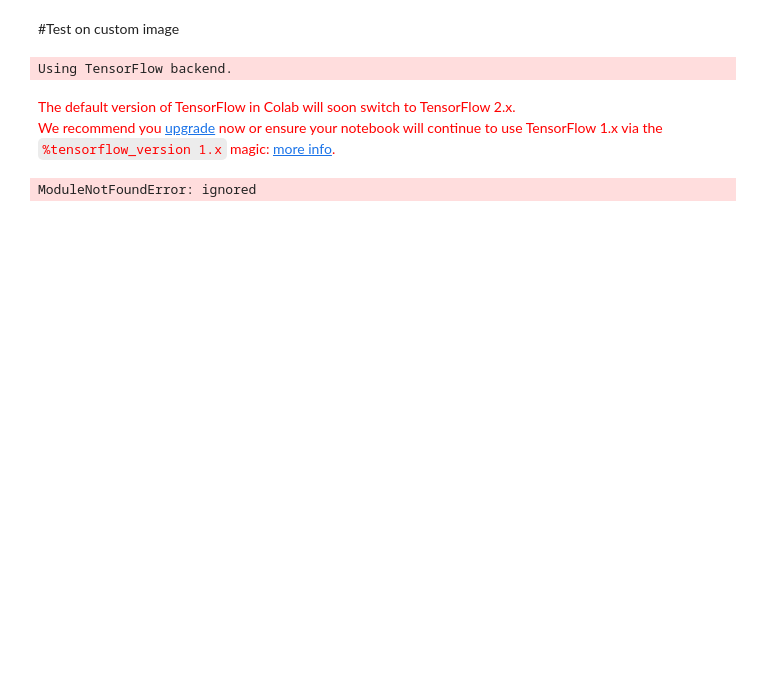
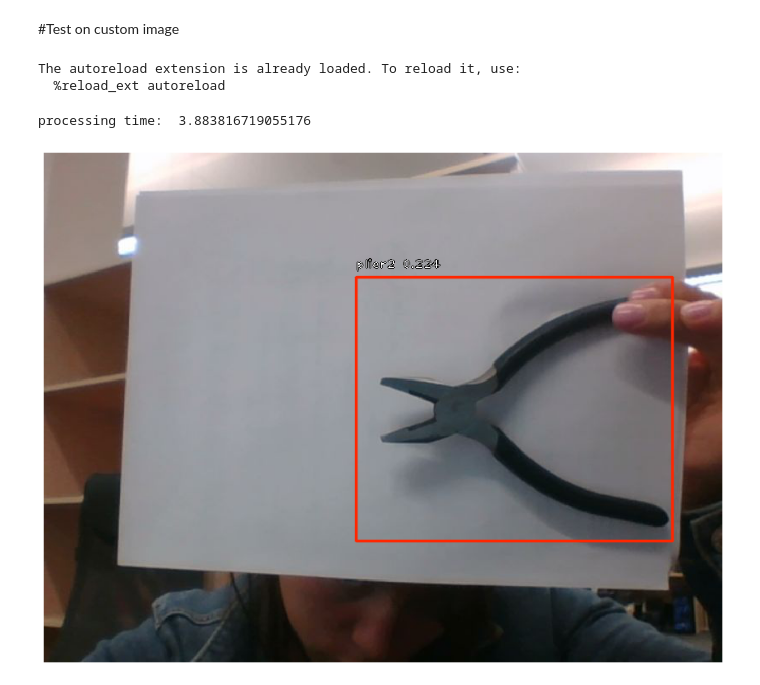
Before and after one commit to yustiks/retina_transfer_learning, a Jupyter notebook: retina_kth_dataset_training.ipynb, the cells around one changed output. Saved outputs shown, nothing was run; the diff lists cells and outputs as text; code cells hidden in the pictures; blank space fills up the shorter version.

```diff
--- a/retina_kth_dataset_training.ipynb
+++ b/retina_kth_dataset_training.ipynb
@@ -276,7 +307,7 @@ from keras_retinanet import models
 from keras_retinanet.utils.image import read_image_bgr, preprocess_image, resize_image
 from keras_retinanet.utils.visualization import draw_box, draw_caption
 from keras_retinanet.utils.colors import label_color
-from keras_retinanet.utils.gpu import setup_gpu
+#from keras_retinanet.keras_retinanet.utils.gpu import setup_gpu
 
 # import miscellaneous modules
 import matplotlib.pyplot as plt
@@ -289,11 +320,11 @@ import time
 gpu = 0
 
 # set the modified tf session as backend in keras
-setup_gpu(gpu)
+#setup_gpu(gpu)
 
 # adjust this to point to your downloaded/trained model
 # models can be downloaded here: https://github.com/fizyr/keras-retinanet/releases
-model_path = os.path.join('..', 'snapshots', 'resnet50_coco_best_v2.1.0.h5')
+model_path = os.path.join('..', 'weights', 'resnet50_csv_04.h5')
 
 # load retinanet model
 model = models.load_model(model_path, backbone_name='resnet50')
@@ -317,7 +348,7 @@ labels_to_names = {
     9: 'screw3'}
 
 # load image
-image = read_image_bgr('content/drive/My\ Drive/img.jpg')
+image = read_image_bgr('/content/img.jpg')
 
 # copy to draw on
 draw = image.copy()
@@ -326,35 +357,35 @@ draw = cv2.cvtColor(draw, cv2.COLOR_BGR2RGB)
 # preprocess image for network
 image = preprocess_image(image)
 image, scale = resize_image(image)
 
 # process image
 start = time.time()
 boxes, scores, labels = model.predict_on_batch(np.expand_dims(image, axis=0))
 print("processing time: ", time.time() - start)
 
 # correct for image scale
 boxes /= scale
 
 # visualize detections
 for box, score, label in zip(boxes[0], scores[0], labels[0]):
     # scores are sorted so we can break
-    if score < 0.5:
+    if score < 0.21:
         break
 
     color = label_color(label)
 
     b = box.astype(int)
     draw_box(draw, b, color=color)
 
     caption = "{} {:.3f}".format(labels_to_names[label], score)
     draw_caption(draw, b, caption)
 
 plt.figure(figsize=(15, 15))
 plt.axis('off')
 plt.imshow(draw)
 plt.show()
 # %% [output]
-Using TensorFlow backend.
+The autoreload extension is already loaded. To reload it, use:
+  %reload_ext autoreload
-The default version of TensorFlow in Colab will soon switch to TensorFlow 2.x.
-We recommend you upgrade now or ensure your notebook will continue to use TensorFlow 1.x via the %tensorflow_version 1.x magic: more info.
-ModuleNotFoundError: ignored
+processing time:  3.883816719055176
+[figure, added]
```
Also changed, not shown: parts of 14 cells of this notebook.
